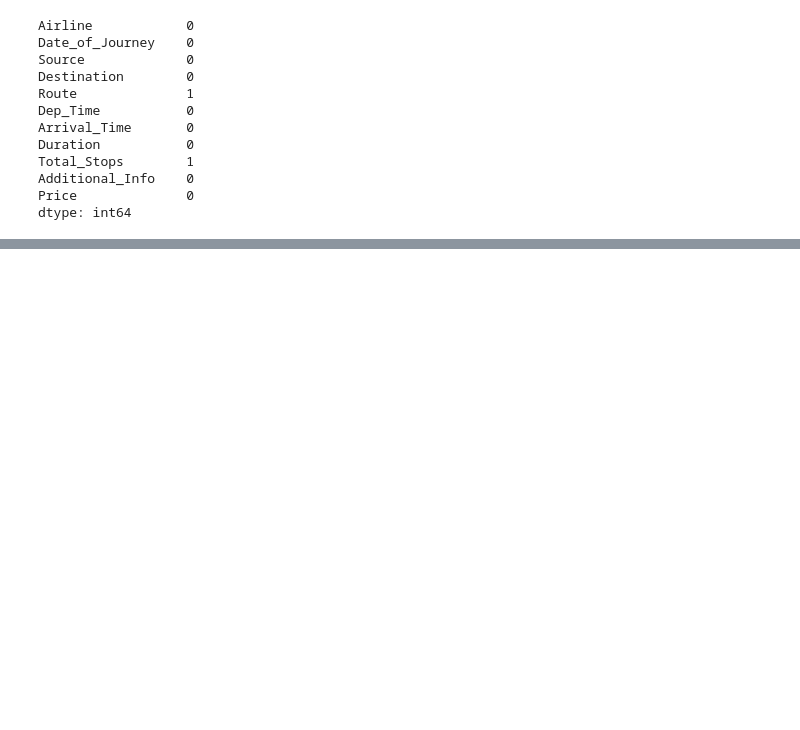
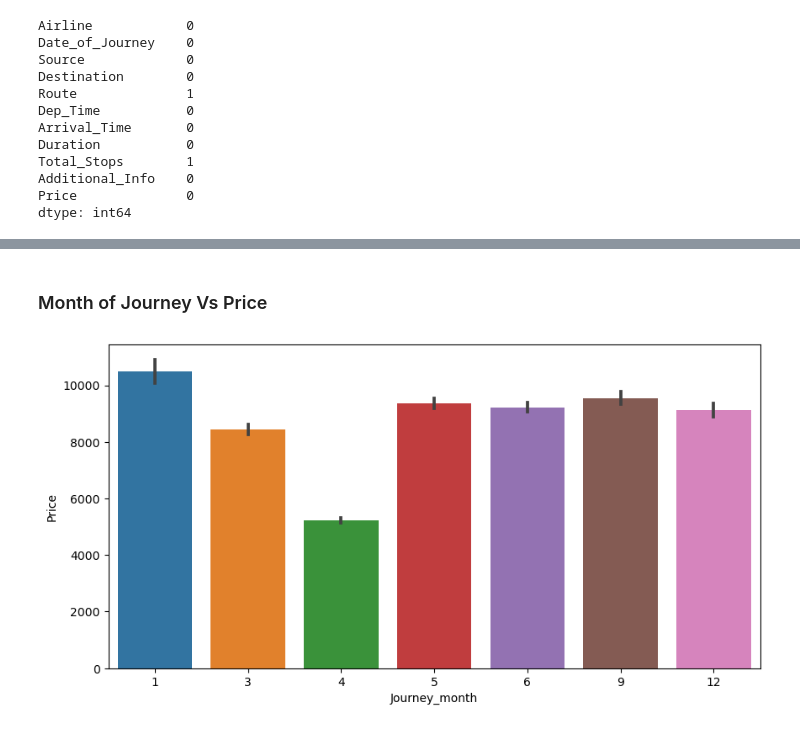
Before and after one commit to SreejoniMaj/ML-Flight-Project, a Jupyter notebook: Flight Project.ipynb, the cells around one changed output, grey strips where cells are left out. Cells and saved outputs as stored; diff of their text form; code cells hidden in the pictures; blank space fills up the shorter version.

```diff
--- a/Flight Project.ipynb
+++ b/Flight Project.ipynb
@@ -590,0 +770,8 @@ df1[df1.Route.isna()]
+# %% [markdown]
+### Month of Journey Vs Price
+# %%
+plt.figure(figsize=(10,5))
+sns.barplot(df["Journey_month"],df["Price"])
+plt.show()
+# %% [output]
+[figure, added]
```
Also changed, not shown: parts of 97 cells of this notebook.
